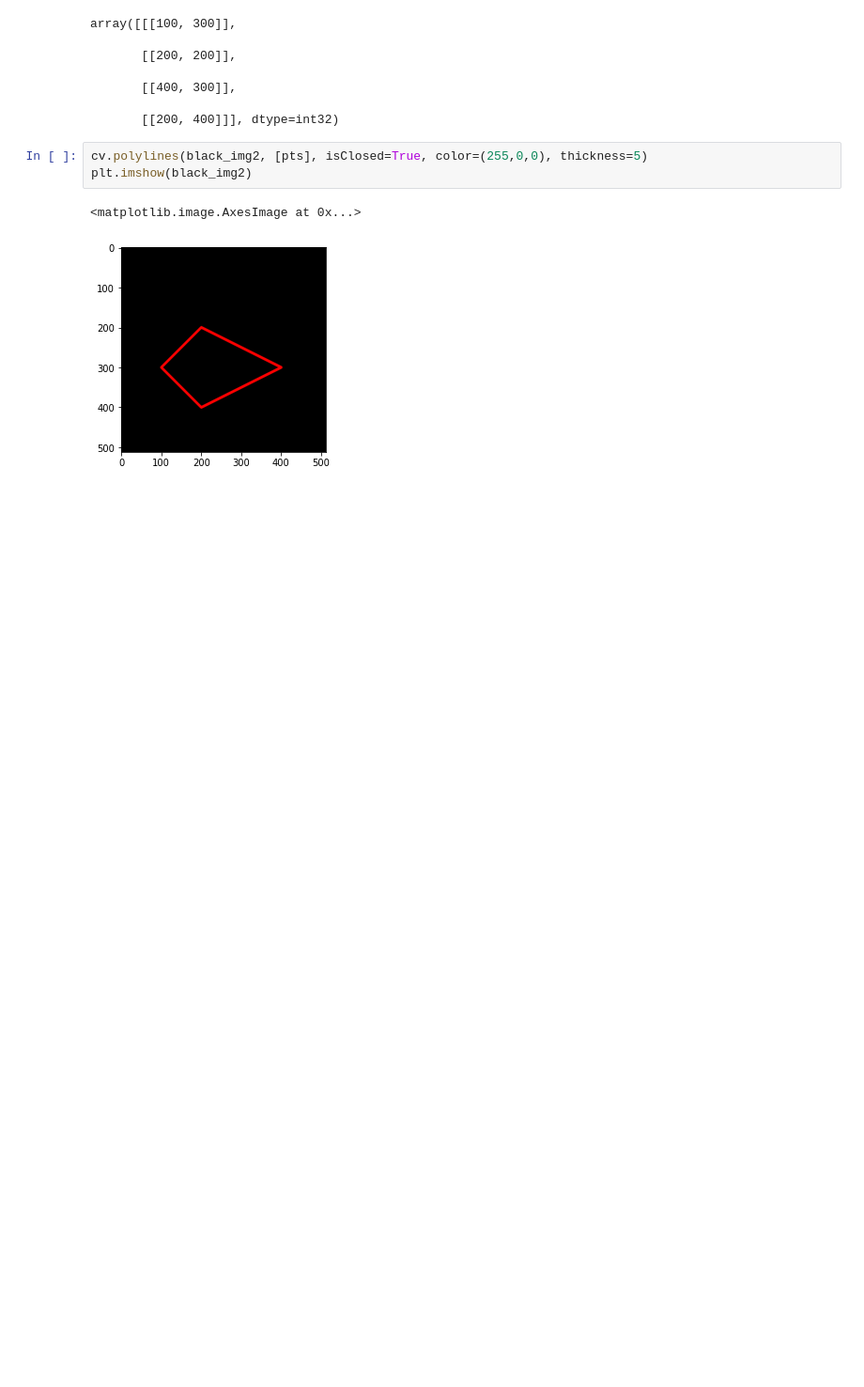
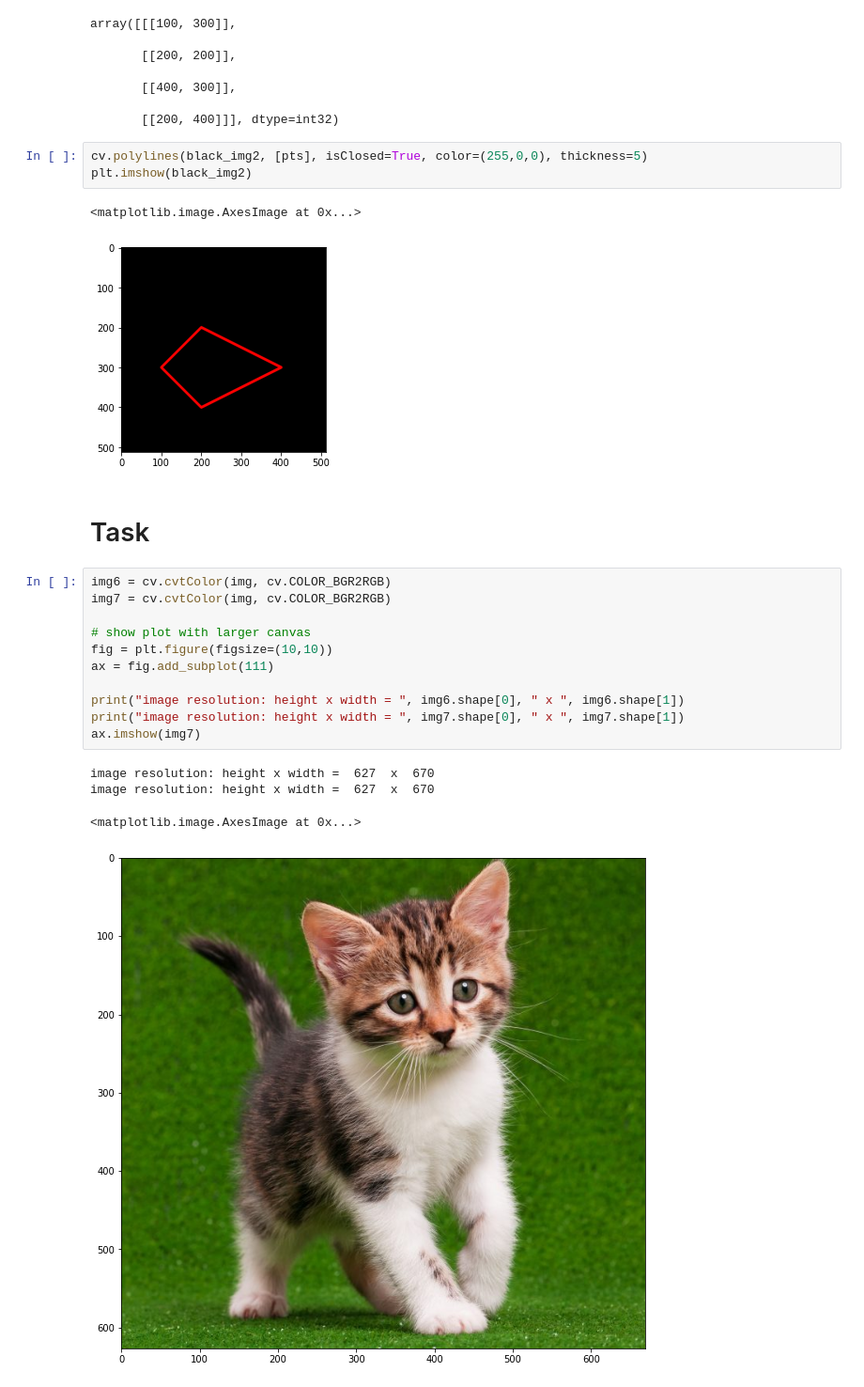
Before and after one commit to nargyanti/IPCV_Genap_2022, a Jupyter notebook: Week2.ipynb, the cells around one changed output. Shown at 94% size. Drawn from its saved outputs; the diff is of its cells as text; blank space fills up the shorter version.

Commit message:
Jobsheet 2 - Task

```diff
--- a/Week2.ipynb
+++ b/Week2.ipynb
@@ -134,3 +133,21 @@ plt.imshow(black_img2)
 # %% [output]
 <matplotlib.image.AxesImage at 0x...>
 [figure]
+# %% [markdown]
+# Task
+# %%
+img6 = cv.cvtColor(img, cv.COLOR_BGR2RGB)
+img7 = cv.cvtColor(img, cv.COLOR_BGR2RGB)
+
+# show plot with larger canvas
+fig = plt.figure(figsize=(10,10))
+ax = fig.add_subplot(111)
+
+print("image resolution: height x width = ", img6.shape[0], " x ", img6.shape[1])
+print("image resolution: height x width = ", img7.shape[0], " x ", img7.shape[1])
+ax.imshow(img7)
+# %% [output]
+image resolution: height x width =  627  x  670
+image resolution: height x width =  627  x  670
+<matplotlib.image.AxesImage at 0x...>
+[figure, added]
```
Also changed, not shown: parts of 15 cells of this notebook.
